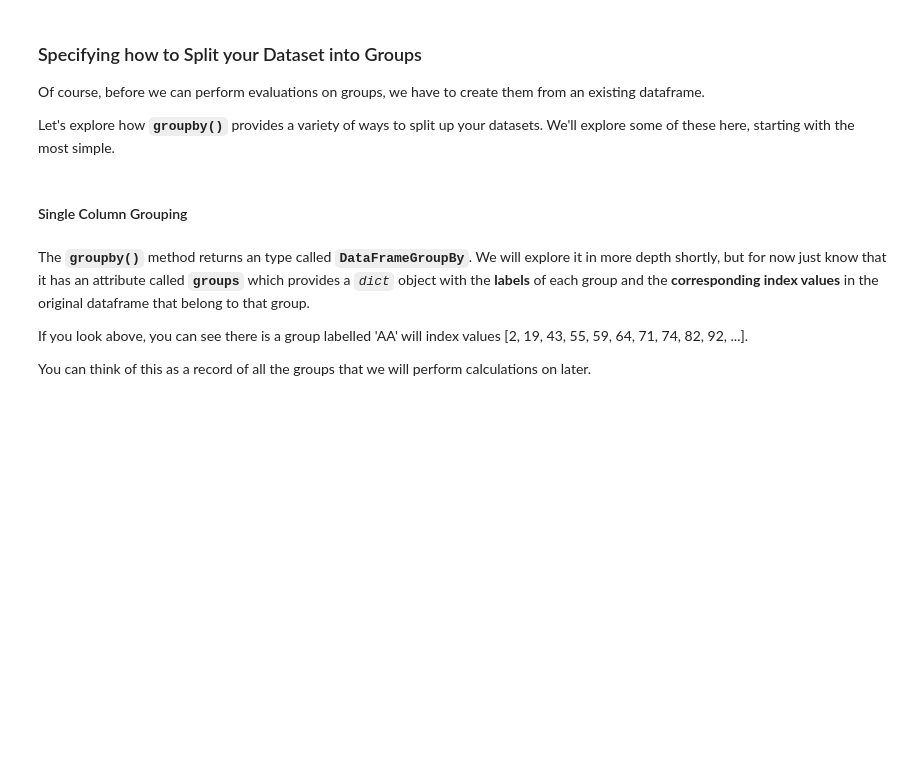
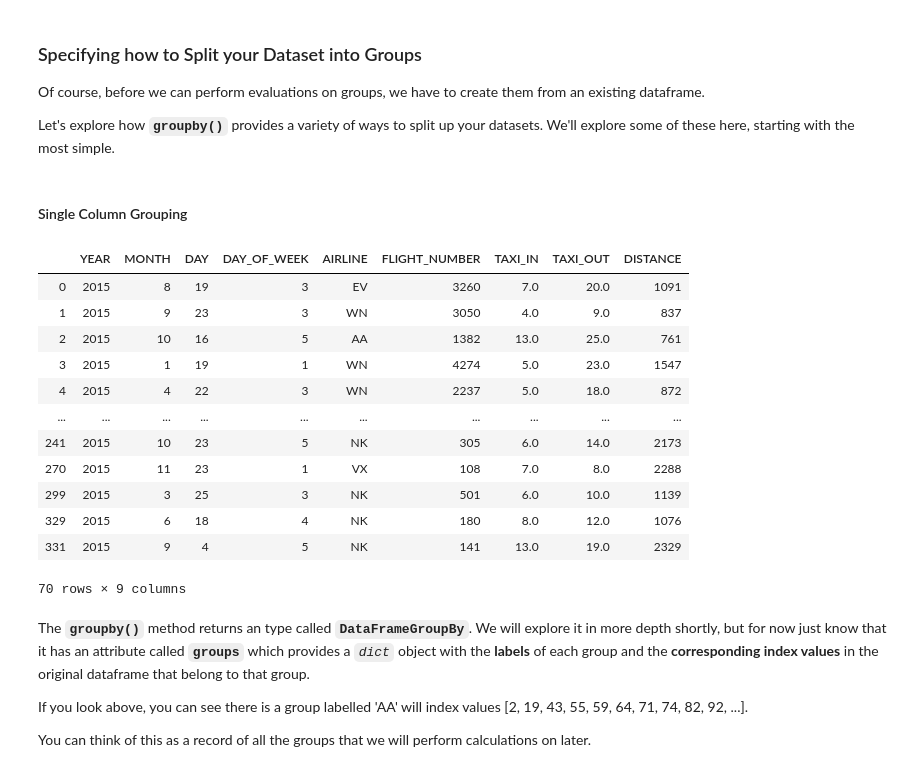
Before and after one commit to jarp/SP22-ITAO, a Jupyter notebook: Class_13_Pandas_GroupBy.ipynb, the cells around one changed output. Drawn from its saved outputs; the diff is of its cells as text; code cells hidden in the pictures; blank space fills up the shorter version.

```diff
--- a/Class_13_Pandas_GroupBy.ipynb
+++ b/Class_13_Pandas_GroupBy.ipynb
@@ -104,7 +211,21 @@ Let's explore how **`groupby()`** provides a variety of ways to split up your da
 # %%
 flights_by_airline = flights.groupby(['AIRLINE'])
 # print(flights_by_airline.groups)
-# flights_by_airline.head( )
+flights_by_airline.head( )
+# %% [output]
+|  | YEAR | MONTH | DAY | DAY_OF_WEEK | AIRLINE | FLIGHT_NUMBER | TAXI_IN | TAXI_OUT | DISTANCE |
+| 0 | 2015 | 8 | 19 | 3 | EV | 3260 | 7.0 | 20.0 | 1091 |
+| 1 | 2015 | 9 | 23 | 3 | WN | 3050 | 4.0 | 9.0 | 837 |
+| 2 | 2015 | 10 | 16 | 5 | AA | 1382 | 13.0 | 25.0 | 761 |
+| 3 | 2015 | 1 | 19 | 1 | WN | 4274 | 5.0 | 23.0 | 1547 |
+| 4 | 2015 | 4 | 22 | 3 | WN | 2237 | 5.0 | 18.0 | 872 |
+| ... | ... | ... | ... | ... | ... | ... | ... | ... | ... |
+| 241 | 2015 | 10 | 23 | 5 | NK | 305 | 6.0 | 14.0 | 2173 |
+| 270 | 2015 | 11 | 23 | 1 | VX | 108 | 7.0 | 8.0 | 2288 |
+| 299 | 2015 | 3 | 25 | 3 | NK | 501 | 6.0 | 10.0 | 1139 |
+| 329 | 2015 | 6 | 18 | 4 | NK | 180 | 8.0 | 12.0 | 1076 |
+| 331 | 2015 | 9 | 4 | 5 | NK | 141 | 13.0 | 19.0 | 2329 |
+70 rows × 9 columns
 # %% [markdown]
 The **`groupby()`** method returns an type called **`DataFrameGroupBy`**. We will explore it in more depth shortly, but for now just know that it has an attribute called **`groups`** which provides a *`dict`* object with the **labels** of each group and the **corresponding index values** in the original dataframe that belong to that group.
 
```
Also changed, not shown: parts of 31 cells of this notebook.
